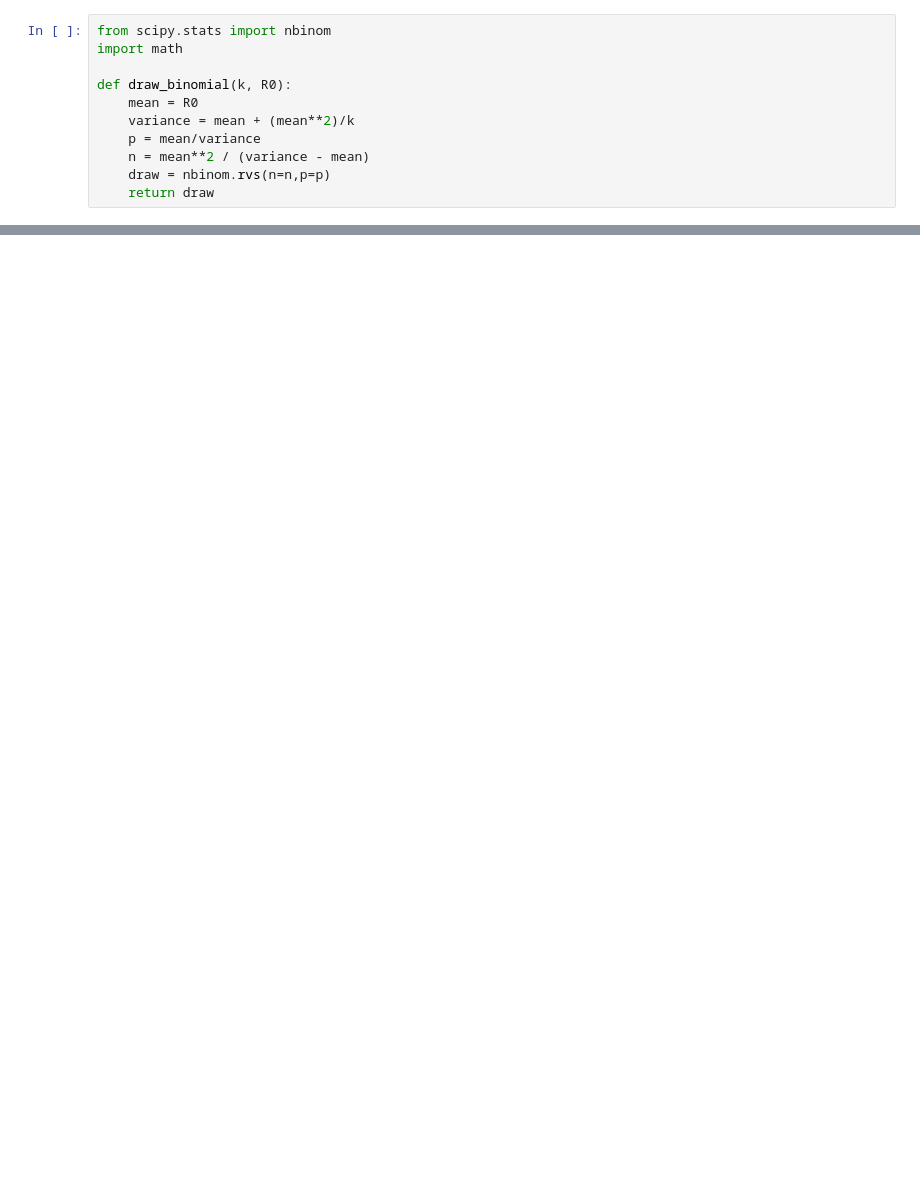
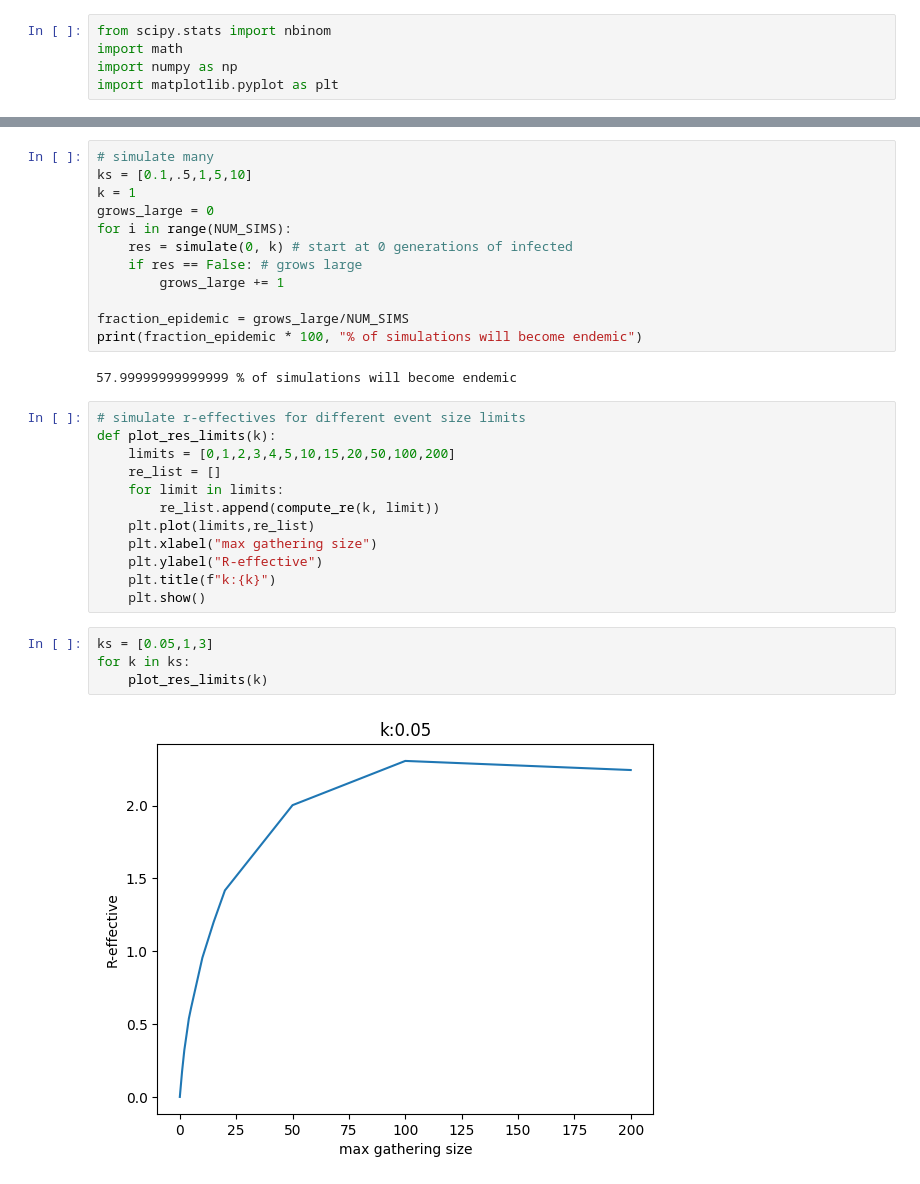
Before and after one commit to doublergreer/viral-superspreading-model, a Jupyter notebook: superspreading_dynamics.ipynb, the cells around one changed output, grey strips where cells are left out. Cells and saved outputs as stored; diff of their text form; blank space fills up the shorter version.

Commit message:
refactor and a few graphs

```diff
--- a/superspreading_dynamics.ipynb
+++ b/superspreading_dynamics.ipynb
@@ -1,13 +1,7 @@
 # %%
 from scipy.stats import nbinom
 import math
-
-def draw_binomial(k, R0):
-    mean = R0
-    variance = mean + (mean**2)/k
-    p = mean/variance
-    n = mean**2 / (variance - mean)
-    draw = nbinom.rvs(n=n,p=p)
-    return draw
+import numpy as np
+import matplotlib.pyplot as plt
 # %%
 # Monte Carlo to estimate R effective for each dispersion param
@@ -38,0 +101,32 @@ for k in ks:
+# %%
+# simulate many
+ks = [0.1,.5,1,5,10]
+k = 1
+grows_large = 0
+for i in range(NUM_SIMS):
+    res = simulate(0, k) # start at 0 generations of infected
+    if res == False: # grows large
+        grows_large += 1
+
+fraction_epidemic = grows_large/NUM_SIMS
+print(fraction_epidemic * 100, "% of simulations will become endemic")
+# %% [output]
+57.99999999999999 % of simulations will become endemic
+# %%
+# simulate r-effectives for different event size limits
+def plot_res_limits(k):
+    limits = [0,1,2,3,4,5,10,15,20,50,100,200]
+    re_list = []
+    for limit in limits:
+        re_list.append(compute_re(k, limit))
+    plt.plot(limits,re_list)
+    plt.xlabel("max gathering size")
+    plt.ylabel("R-effective")
+    plt.title(f"k:{k}")
+    plt.show()
+# %%
+ks = [0.05,1,3]
+for k in ks:
+    plot_res_limits(k)
+# %% [output]
+[figure, added]
```
Also changed, not shown: parts of 5 cells of this notebook.
